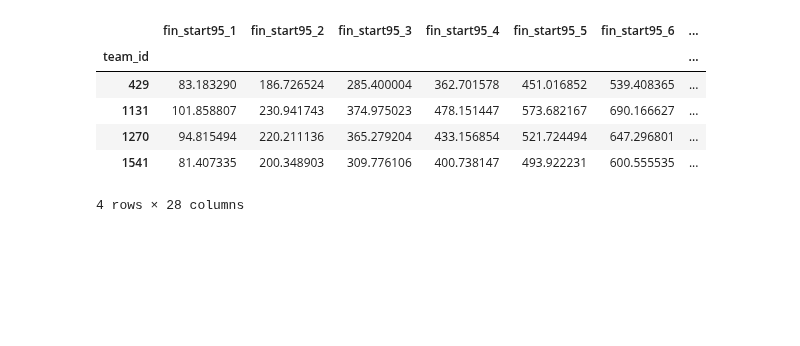
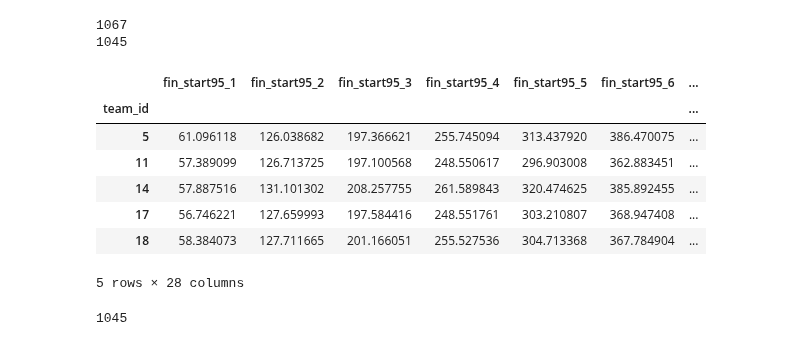
Before and after one commit to dins/jukola-xml-model, a Jupyter notebook: 2018-lognormal-estimates.ipynb, the cells around one changed output. Cells and saved outputs as stored; diff of their text form; code cells hidden in the pictures; blank space fills up the shorter version.

```diff
--- a/2018-lognormal-estimates.ipynb
+++ b/2018-lognormal-estimates.ipynb
@@ -20,8 +20,8 @@ stdevs = np.nanstd(logs, axis=1)
 history = history.assign(log_means=pd.Series(means).values)
 history = history.assign(log_stdevs=pd.Series(stdevs).values)
 # %%
-# Estimate values for all, but only use them if not other value is available
-with_history = history[np.isfinite(df_all.pace_2)]
+# Estimate values for all, but only use them if no history is available
+with_history = history[np.isfinite(history.pace_2)]
 x = with_history.mean_team_id.values
 x = x.reshape(len(x), 1)
 
@@ -77,7 +77,7 @@ def get_estimate_params(running_order_row):
     log_stdevs = history_row.log_stdevs.values[0]
     return pd.Series({"history_log_means": log_means, "history_log_stdevs": log_stdevs})
 
-order18 = order18[order18['team'].str.contains("Reak") | order18['team'].str.contains("Puskasil") | order18['team'].str.contains("aukat")]
+#order18 = order18[order18['team'].str.contains("Reak") | order18['team'].str.contains("Puskasil") | order18['team'].str.contains("Rastihaukat")]
 estimate_params = order18.apply(lambda row: get_estimate_params(row), axis=1)
 order18 = order18.assign(history_log_means = estimate_params.history_log_means)
 order18 = order18.assign(history_log_stdevs = estimate_params.history_log_stdevs)
@@ -131,7 +131,18 @@ by_teams.head()
+# %%
+# remove teams missing some runners
+print(len(by_teams))
+by_teams = by_teams[np.isfinite(by_teams.log_means[1]) & np.isfinite(by_teams.log_means[2]) & np.isfinite(by_teams.log_means[3]) & np.isfinite(by_teams.log_means[4]) & np.isfinite(by_teams.log_means[5]) & np.isfinite(by_teams.log_means[6]) & np.isfinite(by_teams.log_means[7])]
+print(len(by_teams))
+# %% [output]
+1067
+1045
 # %%
 def simulate_relay_estimates(row):
     samples = pd.DataFrame()
     for i in range(1,8):
+        if np.isnan(row["log_means"][i]):
+            print(row["log_means"])
+            print(row["name"])
         samples[i] = row["leg_dist"][i] * lognorm.rvs(s = row["log_stdevs"][i], scale = np.exp(row["log_means"][i]), size = 10000)
 
     samples_sums = pd.DataFrame()
@@ -155,38 +166,43 @@ def simulate_relay_estimates(row):
         plt.show()
     """
 
     """
     bins = int( (samples_sums.max().max() - samples_sums.min().min()) / 5)
     plt.figure(figsize=(20, 6))
     plt.title(f"Whole team, bins = {bins}")
     plt.hist([samples_sums[1], samples_sums[2], samples_sums[3], samples_sums[4], samples_sums[5], samples_sums[6], samples_sums[7]], bins=bins)
     for i in range(1,8):
         #plt.axvline(x=row["fin_real"][i], color="r")
         plt.axvline(x=medians[i], color="g")
 
     plt.show()
     """
 
     fin_start95_dict = {f"fin_start95_{leg}" : start95.values[leg-1] for leg in range(1,8)}
     fin_end95_dict = {f"fin_end95_{leg}" : end95.values[leg-1] for leg in range(1,8)}
     fin_median_dict = {f"fin_median_{leg}" : medians.values[leg-1] for leg in range(1,8)}
     fin_mean_dict = {f"fin_mean_{leg}" : means.values[leg-1] for leg in range(1,8)}
     new_cols = {**fin_start95_dict, **fin_end95_dict, **fin_median_dict, **fin_mean_dict}
 
     #print(start95.values)
     #print(new_cols)
     return pd.Series(new_cols)
 
 relay_estimates = by_teams.apply(simulate_relay_estimates, axis=1)
 relay_estimates.head()
 # %% [output]
 |  | fin_start95_1 | fin_start95_2 | fin_start95_3 | fin_start95_4 | fin_start95_5 | fin_start95_6 | ... |
 | team_id |  |  |  |  |  |  | ... |
-| 429 | 83.183290 | 186.726524 | 285.400004 | 362.701578 | 451.016852 | 539.408365 | ... |
-| 1131 | 101.858807 | 230.941743 | 374.975023 | 478.151447 | 573.682167 | 690.166627 | ... |
-| 1270 | 94.815494 | 220.211136 | 365.279204 | 433.156854 | 521.724494 | 647.296801 | ... |
-| 1541 | 81.407335 | 200.348903 | 309.776106 | 400.738147 | 493.922231 | 600.555535 | ... |
+| 5 | 61.096118 | 126.038682 | 197.366621 | 255.745094 | 313.437920 | 386.470075 | ... |
+| 11 | 57.389099 | 126.713725 | 197.100568 | 248.550617 | 296.903008 | 362.883451 | ... |
+| 14 | 57.887516 | 131.101302 | 208.257755 | 261.589843 | 320.474625 | 385.892455 | ... |
+| 17 | 56.746221 | 127.659993 | 197.584416 | 248.551761 | 303.210807 | 368.947408 | ... |
+| 18 | 58.384073 | 127.711665 | 201.166051 | 255.527536 | 304.713368 | 367.784904 | ... |
-4 rows × 28 columns
+5 rows × 28 columns
+# %%
+len(relay_estimates)
+# %% [output]
+1045
 # %%
 # Flatten the troublesome multi-index to field_{leg} etc...
 by_teams_flat = by_teams.copy()
```
Also changed, not shown: parts of 16 cells of this notebook.
